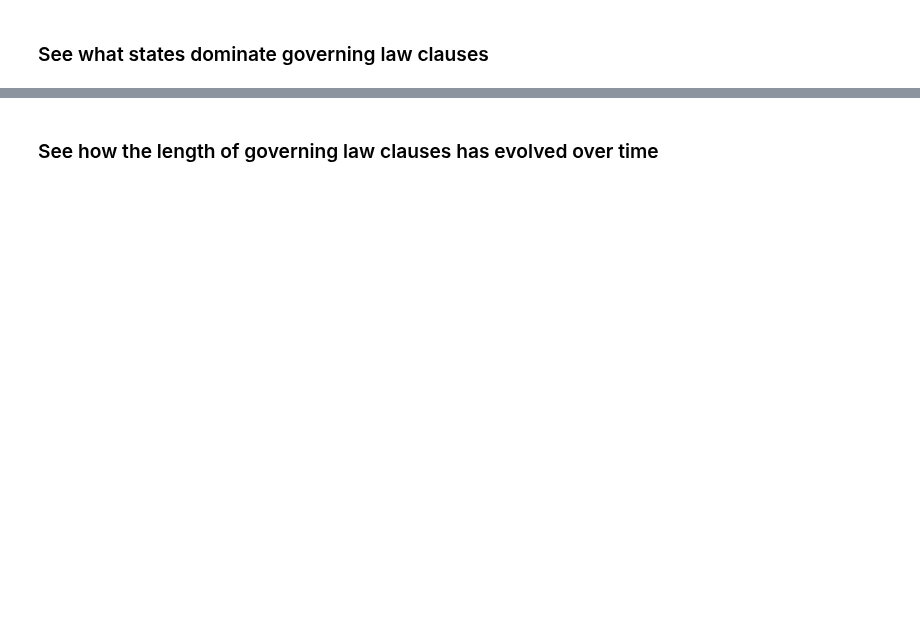
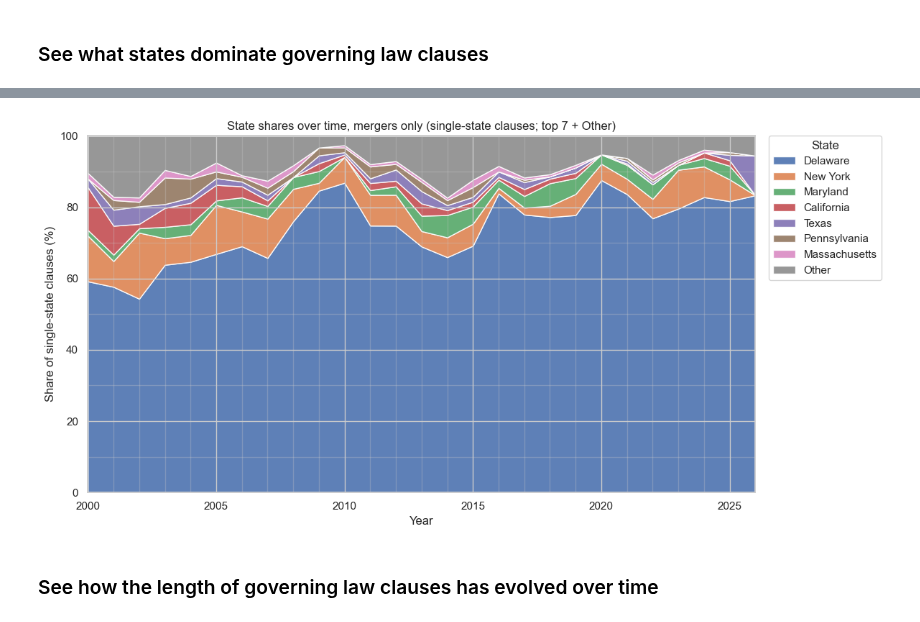
Before and after one commit to PlatosTwin/pandects-app, a Jupyter notebook: examples/pandects_api_governing_law.ipynb, the cells around one changed output, grey strips where cells are left out. Drawn from its saved outputs; the diff is of its cells as text; code cells hidden in the pictures; blank space fills up the shorter version.

```diff
--- a/examples/pandects_api_governing_law.ipynb
+++ b/examples/pandects_api_governing_law.ipynb
@@ -366,0 +546,3 @@ def wilson_ci(k, n, z=1.96):
+# %%
+df['has_debt'] = df['xml'].str.lower().str.contains('debt')
+df['has_financing'] = df['xml'].str.lower().str.contains('financ')
@@ -549,3 +757,81 @@ plt.show()
+# %%
+# Keep only mergers with exactly one selected state
+plot_base = (
+    df.query('deal_type == "Merger"')
+      .dropna(subset=["year", "states"])
+      .loc[
+          lambda d: d["states"].apply(
+              lambda xs: isinstance(xs, list) and len(xs) == 1 and xs[0] not in [None, "", "N/A"]
+          )
+      ]
+      .assign(
+          year=lambda d: d["year"].astype(int),
+          state=lambda d: d["states"].str[0],
+      )
+      .copy()
+)
+
+if plot_base.empty:
+    raise RuntimeError("No merger rows found with exactly one valid state in `states`.")
+
+# Top 10 states overall; everything else becomes Other
+top_states = plot_base["state"].value_counts().head(7).index.tolist()
+plot_base["state_plot"] = np.where(plot_base["state"].isin(top_states), plot_base["state"], "Other")
+
+# Count by year/state bucket, then convert to within-year shares
+plot_df = (
+    plot_base.groupby(["year", "state_plot"], as_index=False)
+             .size()
+             .rename(columns={"size": "n"})
+)
+
+plot_df["share"] = (
+    plot_df["n"] / plot_df.groupby("year")["n"].transform("sum") * 100
+)
+
+# Keep legend/order stable: top states by overall frequency, then Other last
+state_order = top_states + (["Other"] if (plot_base["state_plot"] == "Other").any() else [])
+
+wide = (
+    plot_df.pivot(index="year", columns="state_plot", values="share")
+           .reindex(columns=state_order)
+           .fillna(0)
+           .sort_index()
+)
+
+# Plot as a 100% stacked area chart over time
+plt.figure(figsize=(12, 6))
+ax = plt.gca()
+
+x = wide.index.to_numpy()
+y_arrays = [wide[col].to_numpy() for col in wide.columns]
+
+ax.stackplot(x, y_arrays, labels=wide.columns, alpha=0.9)
+
+ax.xaxis.set_major_formatter(plt.matplotlib.ticker.StrMethodFormatter("{x:.0f}"))
+ax.set_xlabel("Year")
+ax.set_ylabel("Share of single-state clauses (%)")
+ax.set_title("State shares over time, mergers only (single-state clauses; top 7 + Other)")
+ax.set_ylim(0, 100)
+
+x_min, x_max = wide.index.min(), wide.index.max()
+ax.set_xlim(x_min, x_max)
+
+ax.yaxis.set_major_locator(MultipleLocator(20))
+ax.yaxis.set_minor_locator(MultipleLocator(10))
+ax.xaxis.set_major_locator(MultipleLocator(5))
+ax.xaxis.set_minor_locator(MultipleLocator(1))
+
+ax.grid(True, which="major", axis="both")
+ax.grid(True, which="minor", axis="both", alpha=0.3)
+
+ax.legend(title="State", bbox_to_anchor=(1.02, 1), loc="upper left", borderaxespad=0)
+ax.set_axisbelow(False)
+
+plt.tight_layout()
+plt.show()
+# %% [output]
+[figure, added]
 # %% [markdown]
 ### See how the length of governing law clauses has evolved over time
 # %%
```
Also changed, not shown: parts of 45 cells of this notebook, 3 other files.
